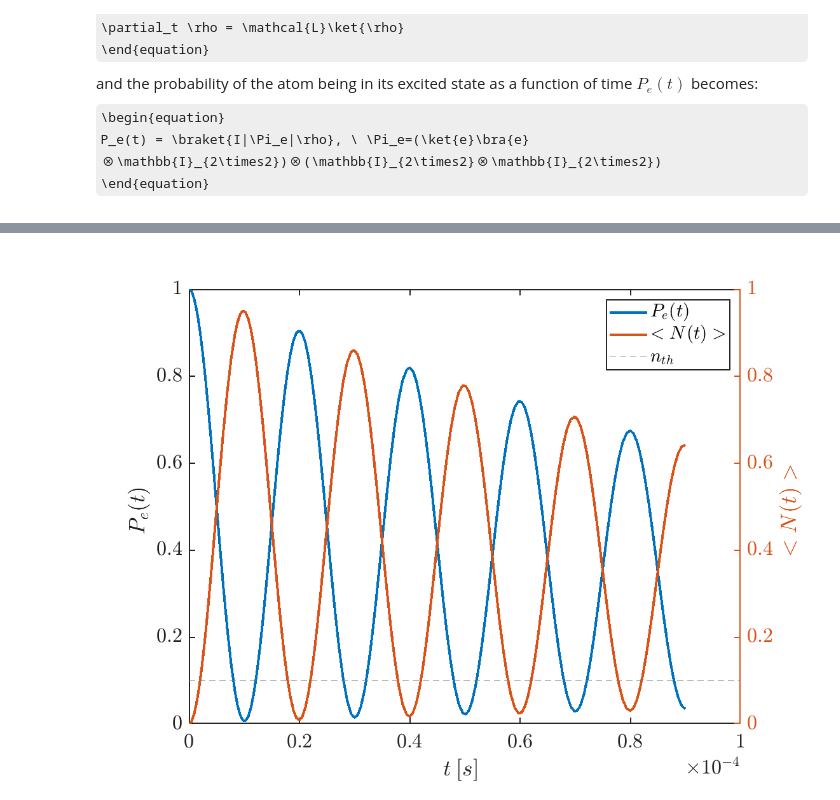
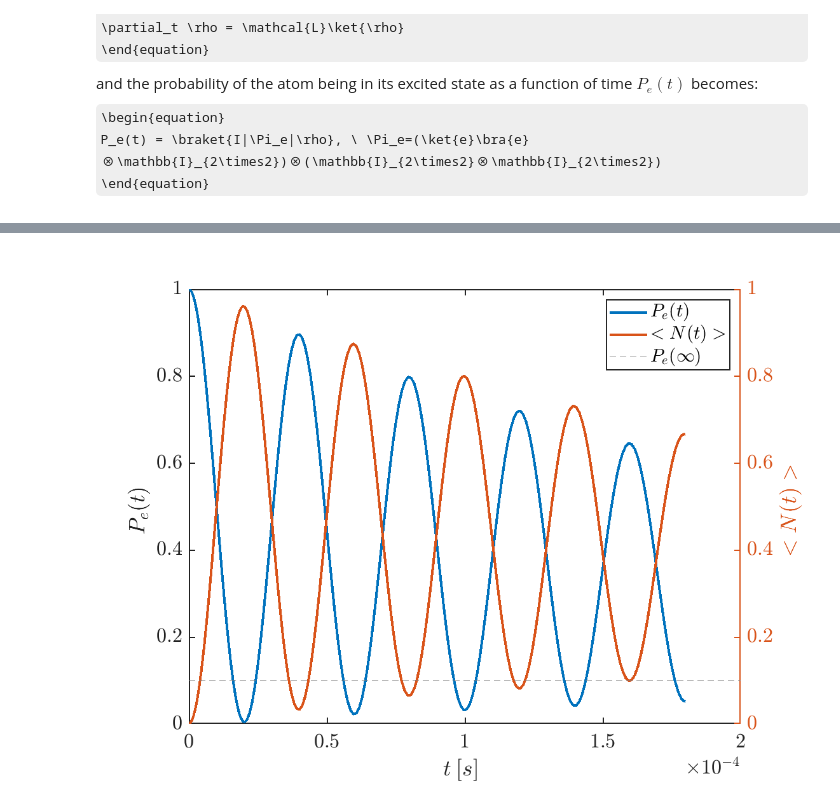
Before and after one commit to p-pietro/tp4-exercises, a Jupyter notebook: matlab/cavity.ipynb, the cells around one changed output, grey strips where cells are left out. Cells and saved outputs as stored; diff of their text form; code cells hidden in the pictures; some formulas as TeX source.

```diff
--- a/matlab/cavity.ipynb
+++ b/matlab/cavity.ipynb
@@ -42,14 +42,15 @@ f = 51.99e9; % driving frequency
 c_rel = 220e-6; % cavity relaxation time
 dephase = 1e3; % dephasing rate
 # %%
-Nss = 0.1;
+Nth = 0.1;
+Nss = Nth;
 w0 = 2*pi*f;
 w_eg = w0 + 2*pi*dephase;
 G = 1/a_rel;
 K = 1/c_rel;
 gc = -Omega/2;
 # %%
-Nc = 2;
+Nc = 50;
 # %%
 startTime = stopWatch();
 id_a     = speye(2,2);                        % I atom
@@ -112,14 +125,14 @@ pT           = pT.';              % time steps as cols of pT
 # %%
 magicLaTeX;
 figure;
 ee = kron(kron([1 0; 0 0],id_c),id0);
-plot(tVec.*Geff,real(I*ee*pT),'DisplayName','$P_e(t)$'); hold on;
+plot(tVec,real(I*ee*pT),'DisplayName','$P_e(t)$'); hold on;
 ylabel(' $P_e(t)$ ');
 yyaxis right;
-plot(tVec.*Geff,real(I*N*pT),'DisplayName','$<N(t)>$'); hold on;
+plot(tVec,real(I*N*pT),'DisplayName','$<N(t)>$'); hold on;
 ylabel(' $<N(t)>$ ');
 xlabel(' $t\: [s]$ ');
-yline(Nss, '--', 'DisplayName', '$n_{th}$', 'Color', [0.5 0.5 0.5]);
+yline(Nss, '--', 'DisplayName', '$P_e(\infty)$', 'Color', [0.5 0.5 0.5]);
 legend;
 # %% [output]
-[figure, old version]
+[figure, new version]
```
Also changed, not shown: parts of 5 cells of this notebook, 1 other file.
